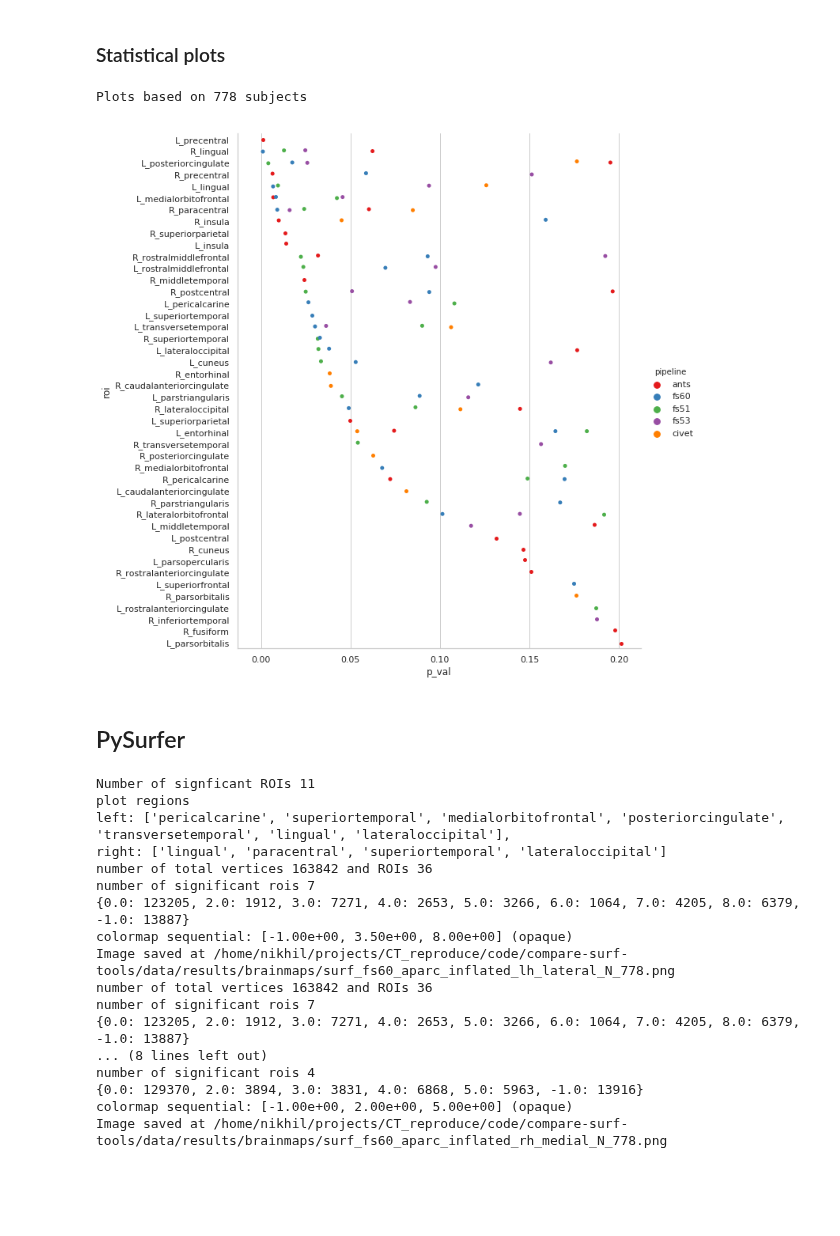
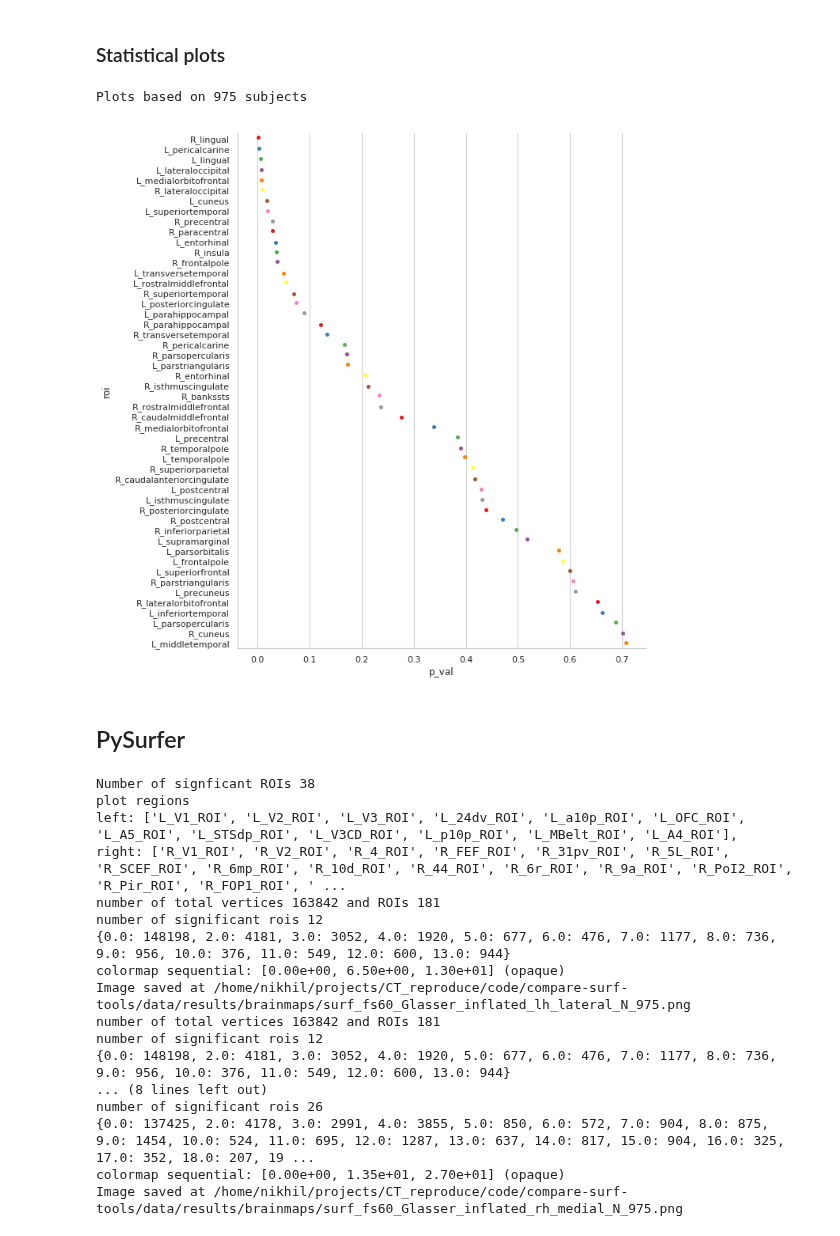
Before and after one commit to neurodatascience/compare-surf-tools, a Jupyter notebook: notebooks/generate_plots.ipynb, the cells around one changed output. Drawn from its saved outputs; the diff is of its cells as text; code cells hidden in the pictures; blank space fills up the shorter version.

Commit message:
added QC analysis for pipelines and atlases

```diff
--- a/notebooks/generate_plots.ipynb
+++ b/notebooks/generate_plots.ipynb
@@ -39,7 +39,7 @@ data_dir = proj_dir + 'data/'
 results_dir = data_dir + 'results/'
 brainmaps_dir = results_dir + 'brainmaps/'
 demograph_file = 'ABIDE_Phenotype.csv'
-sm_perf_file = 'pipelines_sm_perf_DX_GROUP_N_778.pkl'#'pipelines_sm_perf_DX_GROUP.pkl'#'atlas_sm_perf_DX_GROUP.pkl'
+sm_perf_file = 'atlas_sm_perf_DX_GROUP_QC_maarten_N_975.pkl'#'pipelines_sm_perf_DX_GROUP_QC_maarten_N_748.pkl'#'pipelines_sm_perf_DX_GROUP.pkl'#'atlas_sm_perf_DX_GROUP.pkl'
 # %% [markdown]
 ### Global Vars
 # %%
@@ -55,7 +55,7 @@ demograph = demograph.rename(columns={'Subject_ID':subject_ID_col})
 
 # # Results
 # atlas or pipelines
-results_type = 'pipeline' # atlas
+results_type = 'atlas' # atlas
 
 if results_type == 'pipeline':
     stat_perf = pd.read_pickle(results_dir + sm_perf_file)
@@ -68,34 +68,34 @@ else:
 # %%
 # Plots
 aparc = 'aparc'
-top_rois = 100
+top_rois = 50
 subx = sm_perf_file.rsplit('_',1)[1].split('.',1)[0]
 print('Plots based on {} subjects'.format(subx))
 
 if results_type == 'pipeline':
     plot_df = stat_perf.sort_values(by=['p_val']).head(top_rois)
     sns.set(font_scale=1)
     with sns.axes_style("whitegrid"):
         g = sns.catplot(x='p_val',y='roi',kind='strip',hue='pipeline',
                         data=plot_df,palette='Set1',height=10)
         #g.set(xscale="log");
 
 else:
-    plot_df = stat_perf_dict[aparc].sort_values(by=['p_val']).head(top_rois)
+    plot_df = stat_perf[aparc].sort_values(by=['p_val']).head(top_rois)
 
     sns.set(font_scale=1)
     with sns.axes_style("whitegrid"):
         g = sns.catplot(x='p_val',y='roi',kind='strip',
                         data=plot_df,palette='Set1',height=10)
         #g.set(xscale="log");
 # %% [output]
-Plots based on 778 subjects
+Plots based on 975 subjects
-[figure, old version]
+[figure, new version]
 # %% [markdown]
 ## PySurfer
 # %%
 pipe = 'fs60'
-aparc = 'aparc'
+aparc = 'Glasser' #aparc #Destrieux #Glasser
 p_thresh = 0.05
 
 if results_type == 'pipeline':
@@ -122,6 +122,7 @@ elif aparc == 'Destrieux':
 elif aparc in ['aparc', 'DKT']:
     aparc_file = '.aparc.annot'
 else:
+    aparc_file = ''
     print('Unknown cortical parcellation')
 
 for hemi in ['lh','rh']:
@@ -137,20 +138,20 @@ for hemi in ['lh','rh']:
         brain_fig = create_surface_plot(subject_id,hemi,surf,aparc_file,signific_rois,save_dir,title,view)
         time.sleep(5) #Mayavi messes up if called to quickly
 # %% [output]
-Number of signficant ROIs 11
+Number of signficant ROIs 38
 plot regions
-left: ['pericalcarine', 'superiortemporal', 'medialorbitofrontal', 'posteriorcingulate', 'transversetemporal', 'lingual', 'lateraloccipital'],
-right: ['lingual', 'paracentral', 'superiortemporal', 'lateraloccipital']
-number of total vertices 163842 and ROIs 36
-number of significant rois 7
-{0.0: 123205, 2.0: 1912, 3.0: 7271, 4.0: 2653, 5.0: 3266, 6.0: 1064, 7.0: 4205, 8.0: 6379, -1.0: 13887}
-colormap sequential: [-1.00e+00, 3.50e+00, 8.00e+00] (opaque)
-Image saved at /home/nikhil/projects/CT_reproduce/code/compare-surf-tools/data/results/brainmaps/surf_fs60_aparc_inflated_lh_lateral_N_778.png
-number of total vertices 163842 and ROIs 36
-number of significant rois 7
-{0.0: 123205, 2.0: 1912, 3.0: 7271, 4.0: 2653, 5.0: 3266, 6.0: 1064, 7.0: 4205, 8.0: 6379, -1.0: 13887}
+left: ['L_V1_ROI', 'L_V2_ROI', 'L_V3_ROI', 'L_24dv_ROI', 'L_a10p_ROI', 'L_OFC_ROI', 'L_A5_ROI', 'L_STSdp_ROI', 'L_V3CD_ROI', 'L_p10p_ROI', 'L_MBelt_ROI', 'L_A4_ROI'],
+right: ['R_V1_ROI', 'R_V2_ROI', 'R_4_ROI', 'R_FEF_ROI', 'R_31pv_ROI', 'R_5L_ROI', 'R_SCEF_ROI', 'R_6mp_ROI', 'R_10d_ROI', 'R_44_ROI', 'R_6r_ROI', 'R_9a_ROI', 'R_PoI2_ROI', 'R_Pir_ROI', 'R_FOP1_ROI', ' ...
+number of total vertices 163842 and ROIs 181
+number of significant rois 12
+{0.0: 148198, 2.0: 4181, 3.0: 3052, 4.0: 1920, 5.0: 677, 6.0: 476, 7.0: 1177, 8.0: 736, 9.0: 956, 10.0: 376, 11.0: 549, 12.0: 600, 13.0: 944}
+colormap sequential: [0.00e+00, 6.50e+00, 1.30e+01] (opaque)
+Image saved at /home/nikhil/projects/CT_reproduce/code/compare-surf-tools/data/results/brainmaps/surf_fs60_Glasser_inflated_lh_lateral_N_975.png
+number of total vertices 163842 and ROIs 181
+number of significant rois 12
+{0.0: 148198, 2.0: 4181, 3.0: 3052, 4.0: 1920, 5.0: 677, 6.0: 476, 7.0: 1177, 8.0: 736, 9.0: 956, 10.0: 376, 11.0: 549, 12.0: 600, 13.0: 944}
 ... (8 lines left out)
-number of significant rois 4
-{0.0: 129370, 2.0: 3894, 3.0: 3831, 4.0: 6868, 5.0: 5963, -1.0: 13916}
-colormap sequential: [-1.00e+00, 2.00e+00, 5.00e+00] (opaque)
-Image saved at /home/nikhil/projects/CT_reproduce/code/compare-surf-tools/data/results/brainmaps/surf_fs60_aparc_inflated_rh_medial_N_778.png
+number of significant rois 26
+{0.0: 137425, 2.0: 4178, 3.0: 2991, 4.0: 3855, 5.0: 850, 6.0: 572, 7.0: 904, 8.0: 875, 9.0: 1454, 10.0: 524, 11.0: 695, 12.0: 1287, 13.0: 637, 14.0: 817, 15.0: 904, 16.0: 325, 17.0: 352, 18.0: 207, 19 ...
+colormap sequential: [0.00e+00, 1.35e+01, 2.70e+01] (opaque)
+Image saved at /home/nikhil/projects/CT_reproduce/code/compare-surf-tools/data/results/brainmaps/surf_fs60_Glasser_inflated_rh_medial_N_975.png
```
Also changed, not shown: 3 other files.
